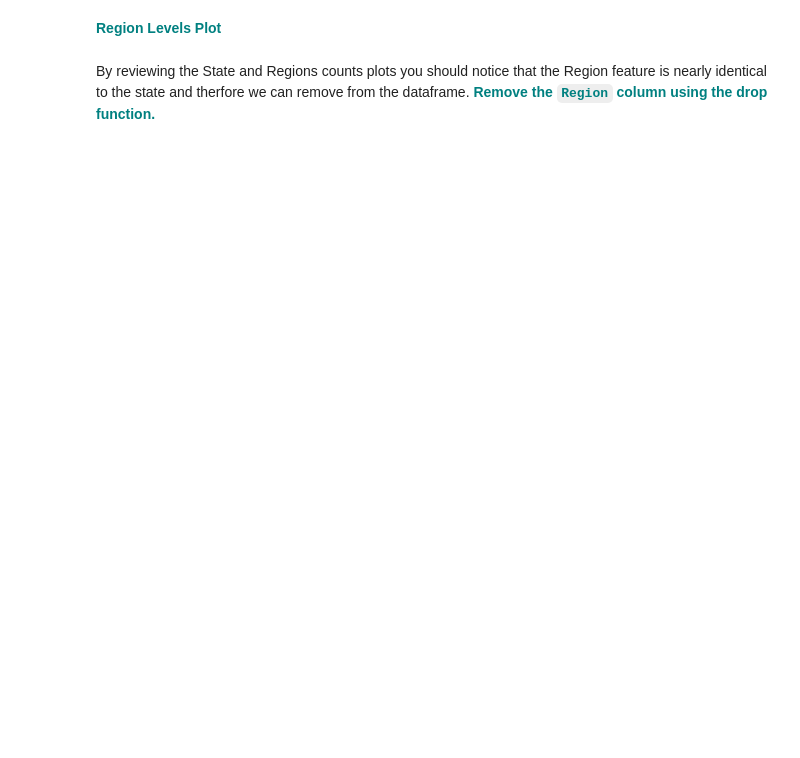
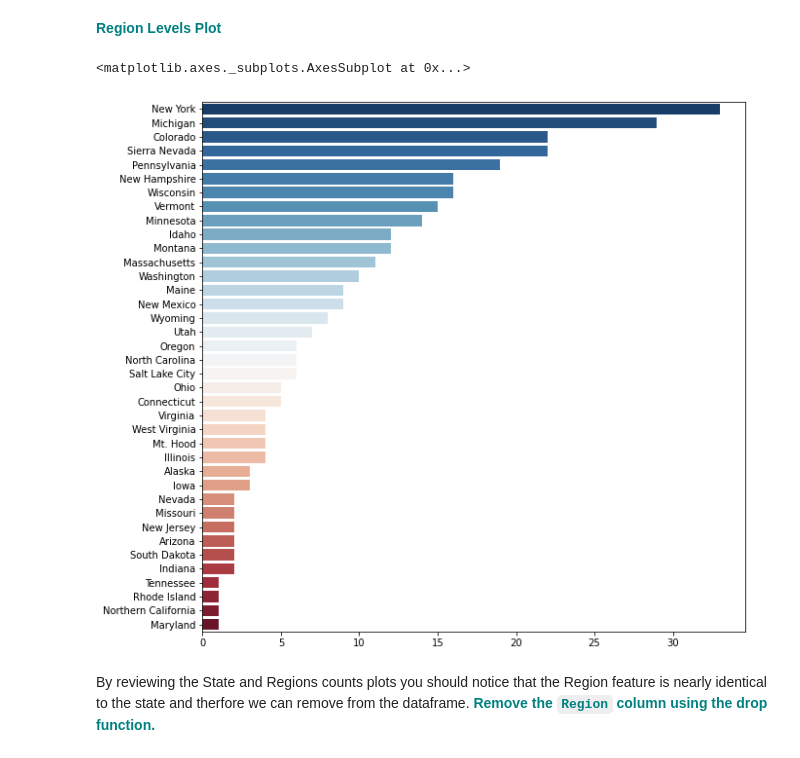
Before and after one commit to jolfr/capstone-01, a Jupyter notebook: notebooks/Notebook_stepthree.ipynb, the cells around one changed output. Saved outputs shown, nothing was run; the diff lists cells and outputs as text; code cells hidden in the pictures; blank space fills up the shorter version.

```diff
--- a/notebooks/Notebook_stepthree.ipynb
+++ b/notebooks/Notebook_stepthree.ipynb
@@ -143,2 +144,21 @@ sns._ _ _(x=values, y=names, palette="RdBu_r")
+# %%
+# Now do the same for regions!
+f, ax = plt.subplots(figsize=(10, 10))
+
+# In the following brackets, we want the value_counts() of the regions
+x = pd.DataFrame(resort_data.Region.value_counts())
+
+# Get the state names by calling list() on the x.index
+names = list(x.index)
+
+# Get the values by plugging x.Region into the list() function
+values = list(x.Region)
+
+# We're now going to call the barplot() method on our sns seaborn object.
+# If you don't have a searborn object yet, make sure you've imported seaborn as sns in your imports above.
+sns.barplot(x=values, y=names, palette="RdBu_r")
+# %% [output]
+<matplotlib.axes._subplots.AxesSubplot at 0x...>
+[figure, added]
 # %% [markdown]
 By reviewing the State and Regions counts plots you should notice that the Region feature is nearly identical to the state and therfore we can remove from the dataframe.**<font color='teal'> Remove the `Region` column using the drop function.</font>**
```
Also changed, not shown: parts of 17 cells of this notebook, 1 other file.
